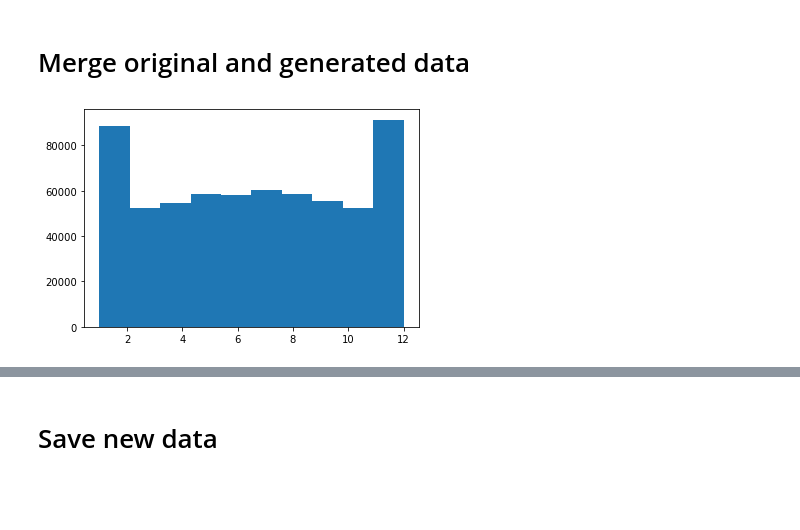
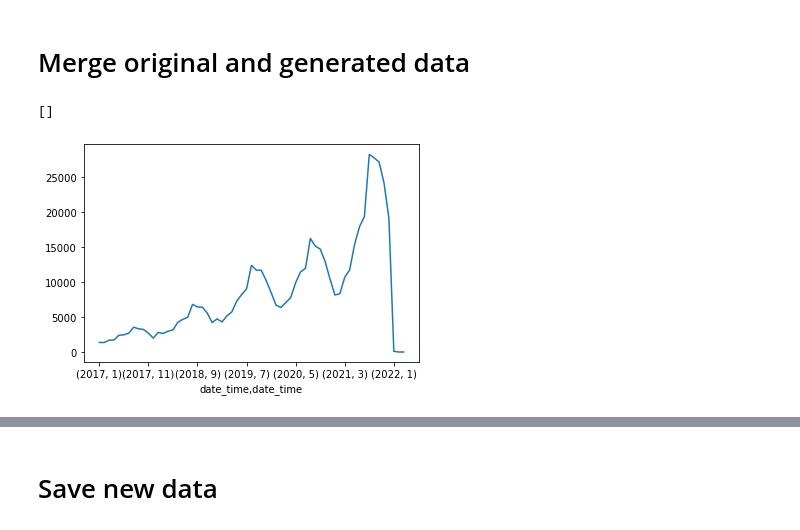
Before and after one commit to MartinBA741/QlikWorld, a Jupyter notebook: gen_data.ipynb, the cells around one changed output, grey strips where cells are left out. Saved outputs shown, nothing was run; the diff lists cells and outputs as text; code cells hidden in the pictures; blank space fills up the shorter version.

```diff
--- a/gen_data.ipynb
+++ b/gen_data.ipynb
@@ -133,8 +162,10 @@ plt.show()
 new_cases = pd.concat([cases,gen_cases], ignore_index=True)
 new_product = pd.concat([product,gen_prod], ignore_index=True)
 new_dim_customer = pd.concat([dim_customer, gen_cust], ignore_index=True)
-# %%
-plt.hist(pd.DatetimeIndex(new_cases.date_time).month)
-plt.show()
-# %% [output]
-[figure, removed]
+# %%
+group = new_cases.groupby([pd.DatetimeIndex(new_cases['date_time']).year, pd.DatetimeIndex(new_cases['date_time']).month])['customer_id'].count()
+group.plot(x = 'customer_id')
+plt.plot()
+# %% [output]
+[]
+[figure, added]
```
Also changed, not shown: parts of 13 cells of this notebook.
